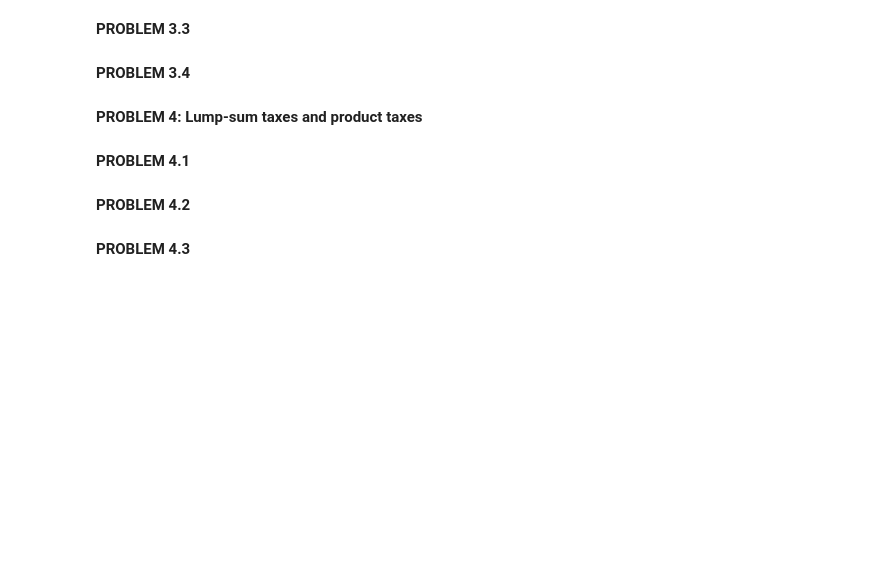
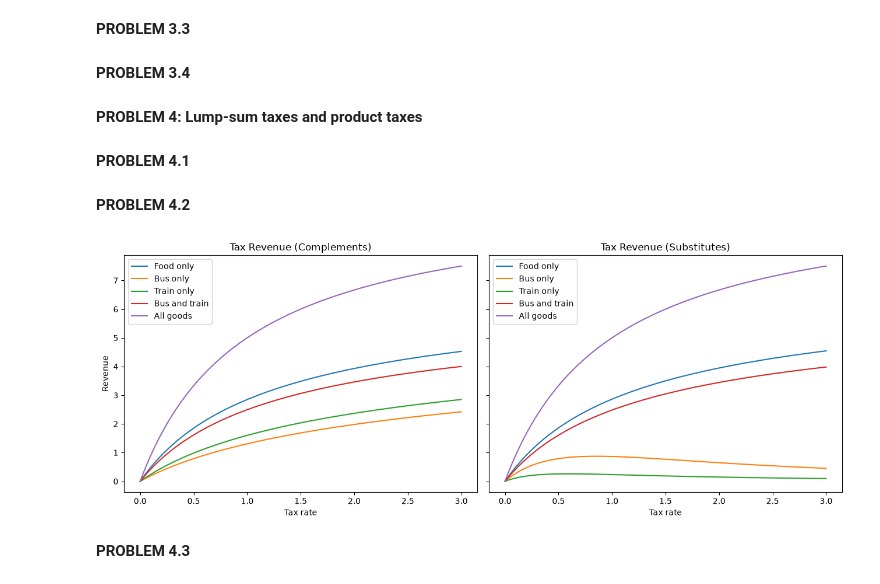
Before and after one commit to NumEconCopenhagen/projects-2024-group67, a Jupyter notebook: modelproject/model_project_afl2.ipynb, the cells around one changed output. Drawn from its saved outputs; the diff is of its cells as text; code cells hidden in the pictures; blank space fills up the shorter version.

```diff
--- a/modelproject/model_project_afl2.ipynb
+++ b/modelproject/model_project_afl2.ipynb
@@ -540,7 +540,79 @@ Based on the results, ftol = 1e-8 appears to provide a good balance between accu
 **PROBLEM 4: Lump-sum taxes and product taxes**
 # %% [markdown]
 **PROBLEM 4.1**
+# %%
+# a. setup government models
+from Government import GovernmentClass
+gov_comp = GovernmentClass()                       # Complements
+gov_sub = GovernmentClass(par={'sigma_B': 3.0})   # Substitutes
 # %% [markdown]
 **PROBLEM 4.2**
+# %%
+# tax rates implemented in the GovernmentClass
+tau_grid = np.linspace(0, 3, 101)
+
+# tax instruments
+taxes = {
+    'Food only': (1,),
+    'Bus only': (2,),
+    'Train only': (3,),
+    'Bus and train': (2,3),
+    'All goods': (1,2,3)
+}
+
+# function for calculating revenue curves
+def revenue_curves(model):
+
+    revenues = {}
+
+    for name, goods in taxes.items():
+
+        R_vec = np.empty(len(tau_grid))
+
+        for i, tau in enumerate(tau_grid):
+            R_vec[i], _ = model.revenue_and_utility(
+                tau,
+                goods=goods
+            )
+
+        revenues[name] = R_vec
+
+    return revenues
+
+# calculate revenues
+R_comp = revenue_curves(gov_comp)
+R_sub = revenue_curves(gov_sub)
+
+# plotting the revenue curves
+fig, ax = plt.subplots(1, 2, figsize=(13, 5), sharey=True)
+
+for name in taxes.keys():
+    ax[0].plot(
+        tau_grid,
+        R_comp[name],
+        label=name
+    )
+
+    ax[1].plot(
+        tau_grid,
+        R_sub[name],
+        label=name
+    )
+
+# Complements
+ax[0].set_title('Tax Revenue (Complements)')
+ax[0].set_xlabel('Tax rate')
+ax[0].set_ylabel('Revenue')
+ax[0].legend()
+
+# Substitutes
+ax[1].set_title('Tax Revenue (Substitutes)')
+ax[1].set_xlabel('Tax rate')
+ax[1].legend()
+
+plt.tight_layout()
+plt.show()
+# %% [output]
+[figure, added]
 # %% [markdown]
 **PROBLEM 4.3**
```
Also changed, not shown: parts of 6 cells of this notebook.
